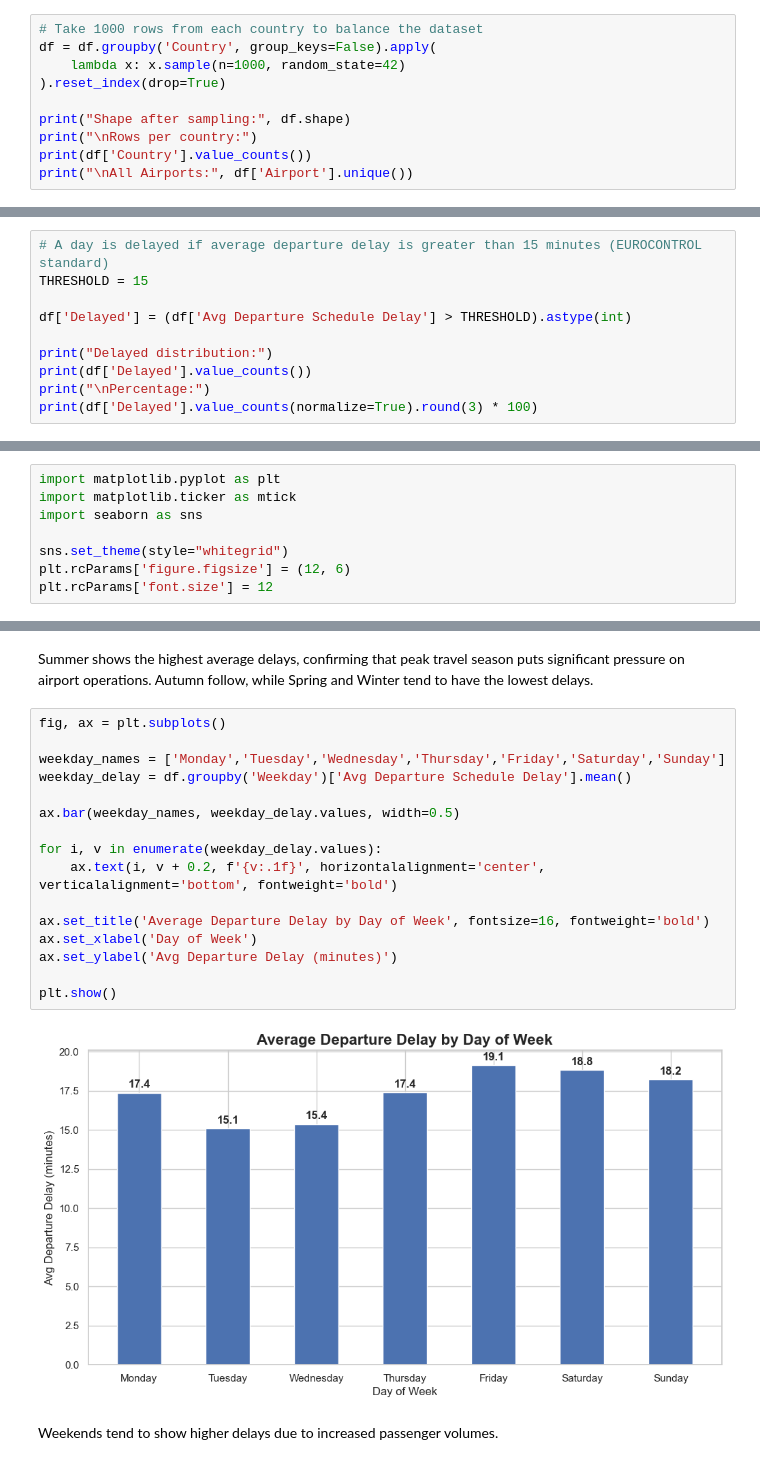
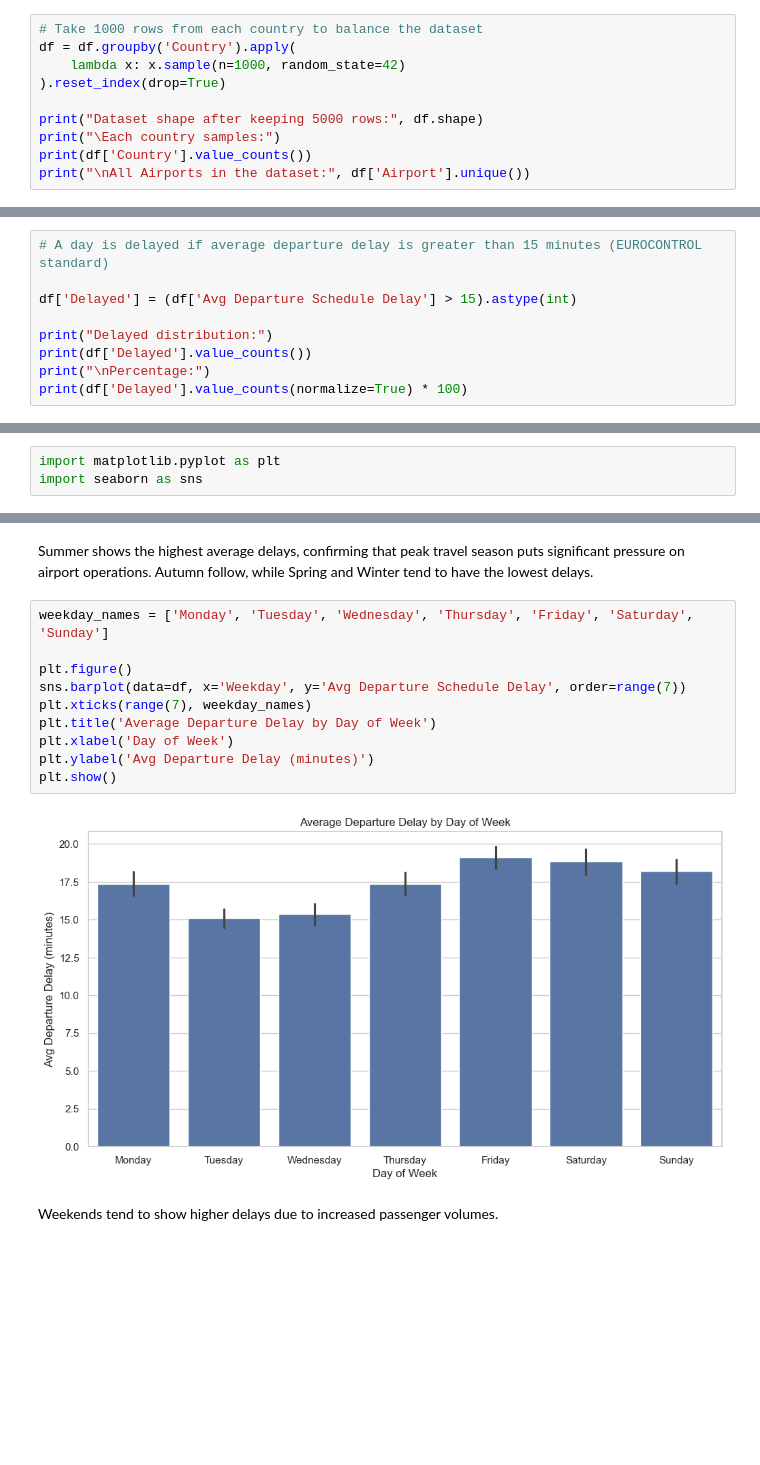
Before and after one commit to MohRjoub/Data-Science-Project, a Jupyter notebook: notebooks/data_cleaner.ipynb, the cells around one changed output, grey strips where cells are left out. Cells and saved outputs as stored; diff of their text form; blank space fills up the shorter version.

```diff
--- a/notebooks/data_cleaner.ipynb
+++ b/notebooks/data_cleaner.ipynb
@@ -45,12 +141,12 @@ Shape after filtering: (22512, 9)
 8043  United Kingdom
 # %%
 # Take 1000 rows from each country to balance the dataset
-df = df.groupby('Country', group_keys=False).apply(
+df = df.groupby('Country').apply(
     lambda x: x.sample(n=1000, random_state=42)
 ).reset_index(drop=True)
 
-print("Shape after sampling:", df.shape)
-print("\nRows per country:")
+print("Dataset shape after keeping 5000 rows:", df.shape)
+print("\Each country samples:")
 print(df['Country'].value_counts())
-print("\nAll Airports:", df['Airport'].unique())
+print("\nAll Airports in the dataset:", df['Airport'].unique())
 # %% [output]
@@ -237,14 +335,13 @@ Total features: 18
 All columns: ['Date', 'Airport', 'Departure Punctuality %', 'Arrival Punctuality %', 'Avg Departure Schedule Delay', 'Avg Arrival Schedule Delay', 'Avg Departure - Arrival Schedule Delay', 'Operated S ...
 # %%
 # A day is delayed if average departure delay is greater than 15 minutes (EUROCONTROL standard)
-THRESHOLD = 15
 
-df['Delayed'] = (df['Avg Departure Schedule Delay'] > THRESHOLD).astype(int)
+df['Delayed'] = (df['Avg Departure Schedule Delay'] > 15).astype(int)
 
 print("Delayed distribution:")
 print(df['Delayed'].value_counts())
 print("\nPercentage:")
-print(df['Delayed'].value_counts(normalize=True).round(3) * 100)
+print(df['Delayed'].value_counts(normalize=True) * 100)
 # %% [output]
 Delayed distribution:
 Delayed
@@ -296,9 +404,4 @@ Numerical Summary
 # %%
 import matplotlib.pyplot as plt
-import matplotlib.ticker as mtick
 import seaborn as sns
-
-sns.set_theme(style="whitegrid")
-plt.rcParams['figure.figsize'] = (12, 6)
-plt.rcParams['font.size'] = 12
 # %%
@@ -380,23 +461,17 @@ plt.show()
 # %% [markdown]
 Summer shows the highest average delays, confirming that peak travel season puts significant pressure on airport operations. Autumn follow, while Spring and Winter tend to have the lowest delays.
 # %%
-fig, ax = plt.subplots()
+weekday_names = ['Monday', 'Tuesday', 'Wednesday', 'Thursday', 'Friday', 'Saturday', 'Sunday']
 
-weekday_names = ['Monday','Tuesday','Wednesday','Thursday','Friday','Saturday','Sunday']
-weekday_delay = df.groupby('Weekday')['Avg Departure Schedule Delay'].mean()
-
-ax.bar(weekday_names, weekday_delay.values, width=0.5)
-
-for i, v in enumerate(weekday_delay.values):
-    ax.text(i, v + 0.2, f'{v:.1f}', horizontalalignment='center', verticalalignment='bottom', fontweight='bold')
-
-ax.set_title('Average Departure Delay by Day of Week', fontsize=16, fontweight='bold')
-ax.set_xlabel('Day of Week')
-ax.set_ylabel('Avg Departure Delay (minutes)')
-
+plt.figure()
+sns.barplot(data=df, x='Weekday', y='Avg Departure Schedule Delay', order=range(7))
+plt.xticks(range(7), weekday_names)
+plt.title('Average Departure Delay by Day of Week')
+plt.xlabel('Day of Week')
+plt.ylabel('Avg Departure Delay (minutes)')
 plt.show()
 # %% [output]
-[figure, old version]
+[figure, new version]
 # %% [markdown]
 Weekends tend to show higher delays due to increased passenger volumes.
 # %%
```
Also changed, not shown: parts of 19 cells of this notebook.
